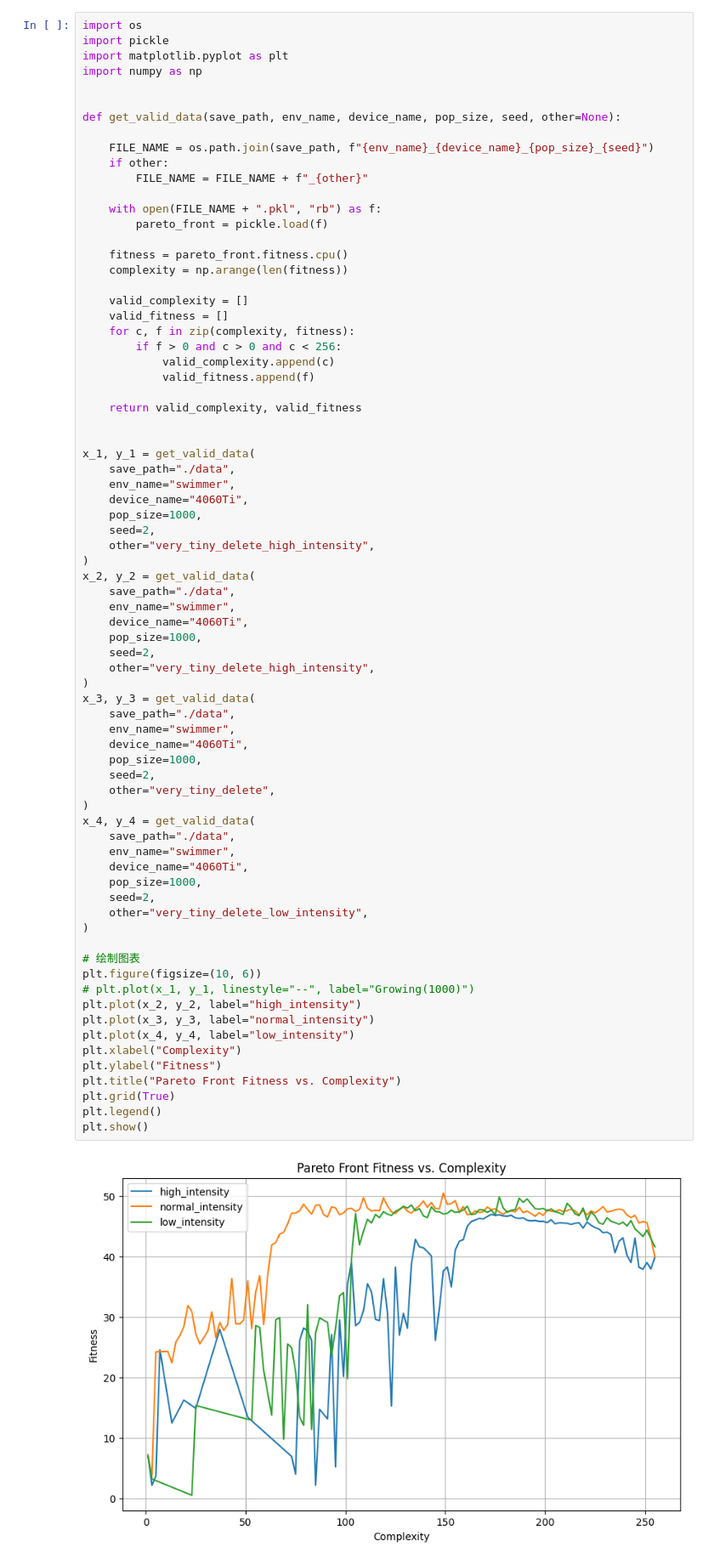
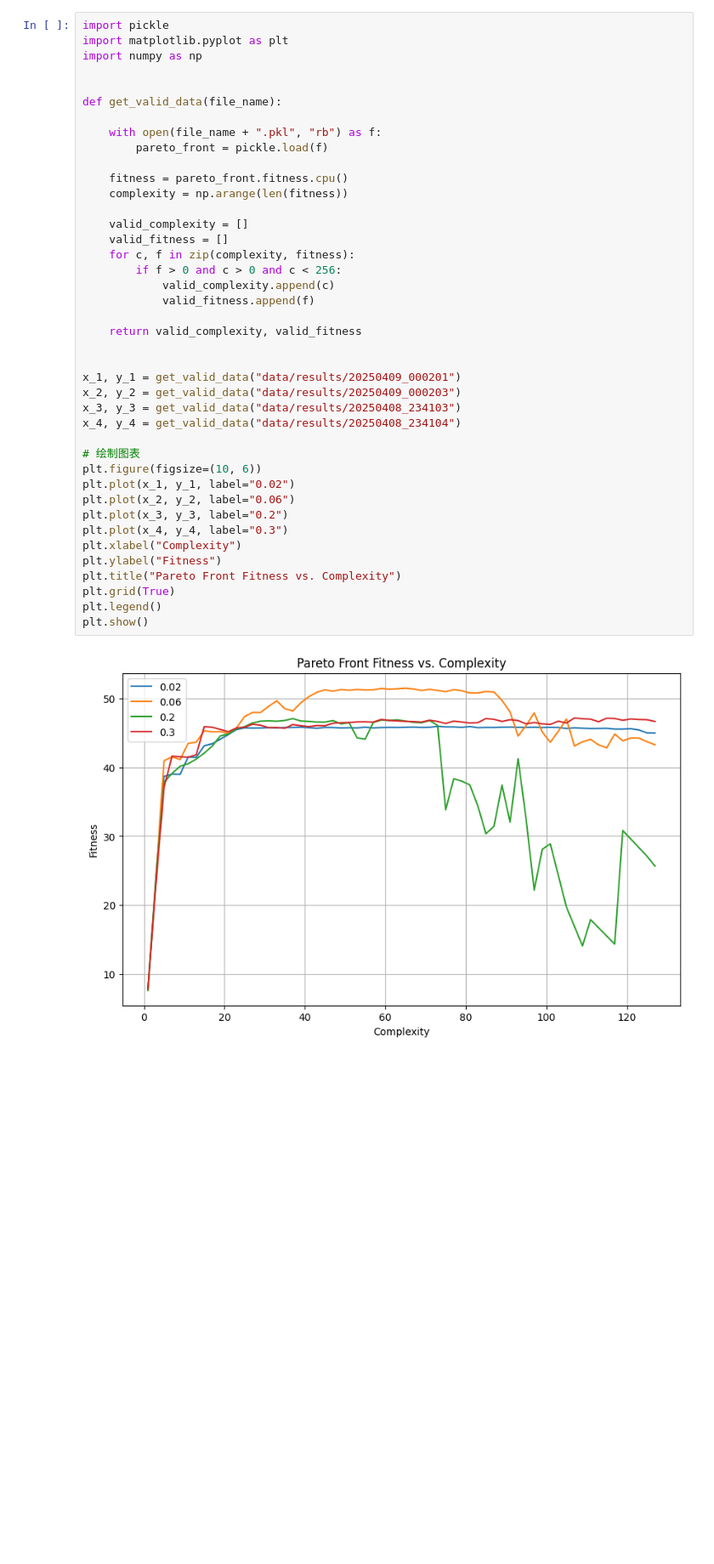
Before and after one commit to EMI-Group/evogp, a Jupyter notebook: experiment/visual.ipynb, the cells around one changed output. Shown at 85% size. Saved outputs shown, nothing was run; the diff lists cells and outputs as text; blank space fills up the shorter version.

```diff
--- a/experiment/visual.ipynb
+++ b/experiment/visual.ipynb
@@ -1,77 +1,44 @@
 # %%
-import os
 import pickle
 import matplotlib.pyplot as plt
 import numpy as np
 
 
-def get_valid_data(save_path, env_name, device_name, pop_size, seed, other=None):
+def get_valid_data(file_name):
 
-    FILE_NAME = os.path.join(save_path, f"{env_name}_{device_name}_{pop_size}_{seed}")
-    if other:
-        FILE_NAME = FILE_NAME + f"_{other}"
-
-    with open(FILE_NAME + ".pkl", "rb") as f:
+    with open(file_name + ".pkl", "rb") as f:
         pareto_front = pickle.load(f)
 
     fitness = pareto_front.fitness.cpu()
     complexity = np.arange(len(fitness))
 
     valid_complexity = []
     valid_fitness = []
     for c, f in zip(complexity, fitness):
         if f > 0 and c > 0 and c < 256:
             valid_complexity.append(c)
             valid_fitness.append(f)
 
     return valid_complexity, valid_fitness
 
 
-x_1, y_1 = get_valid_data(
-    save_path="./data",
-    env_name="swimmer",
-    device_name="4060Ti",
-    pop_size=1000,
-    seed=2,
-    other="very_tiny_delete_high_intensity",
-)
-x_2, y_2 = get_valid_data(
-    save_path="./data",
-    env_name="swimmer",
-    device_name="4060Ti",
-    pop_size=1000,
-    seed=2,
-    other="very_tiny_delete_high_intensity",
-)
-x_3, y_3 = get_valid_data(
-    save_path="./data",
-    env_name="swimmer",
-    device_name="4060Ti",
-    pop_size=1000,
-    seed=2,
-    other="very_tiny_delete",
-)
-x_4, y_4 = get_valid_data(
-    save_path="./data",
-    env_name="swimmer",
-    device_name="4060Ti",
-    pop_size=1000,
-    seed=2,
-    other="very_tiny_delete_low_intensity",
-)
+x_1, y_1 = get_valid_data("data/results/20250409_000201")
+x_2, y_2 = get_valid_data("data/results/20250409_000203")
+x_3, y_3 = get_valid_data("data/results/20250408_234103")
+x_4, y_4 = get_valid_data("data/results/20250408_234104")
 
 # 绘制图表
 plt.figure(figsize=(10, 6))
-# plt.plot(x_1, y_1, linestyle="--", label="Growing(1000)")
-plt.plot(x_2, y_2, label="high_intensity")
-plt.plot(x_3, y_3, label="normal_intensity")
-plt.plot(x_4, y_4, label="low_intensity")
+plt.plot(x_1, y_1, label="0.02")
+plt.plot(x_2, y_2, label="0.06")
+plt.plot(x_3, y_3, label="0.2")
+plt.plot(x_4, y_4, label="0.3")
 plt.xlabel("Complexity")
 plt.ylabel("Fitness")
 plt.title("Pareto Front Fitness vs. Complexity")
 plt.grid(True)
 plt.legend()
 plt.show()
 # %% [output]
-[figure, old version]
+[figure, new version]
 # %%
```
Also changed, not shown: parts of 1 cell of this notebook, 7 other files.
